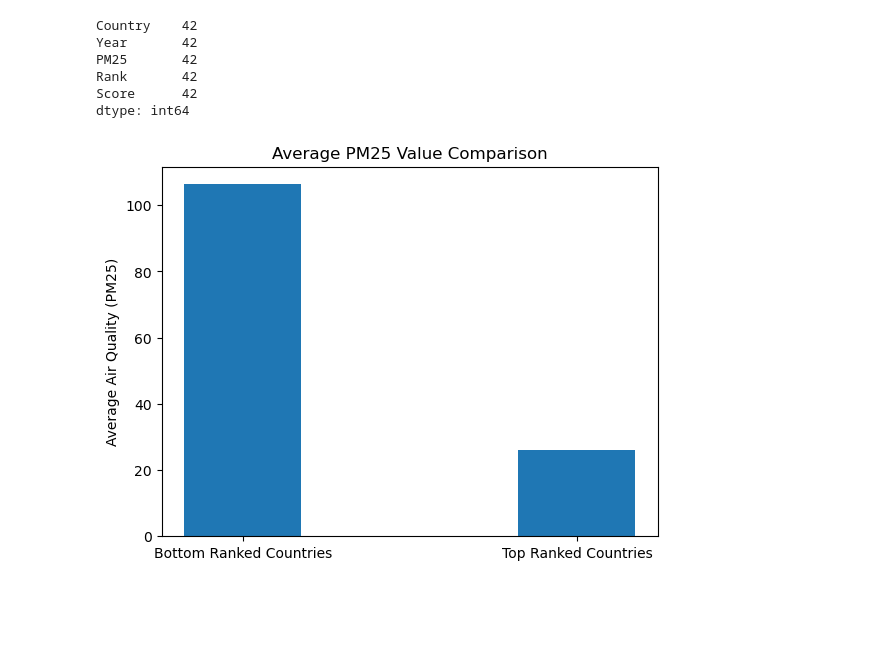
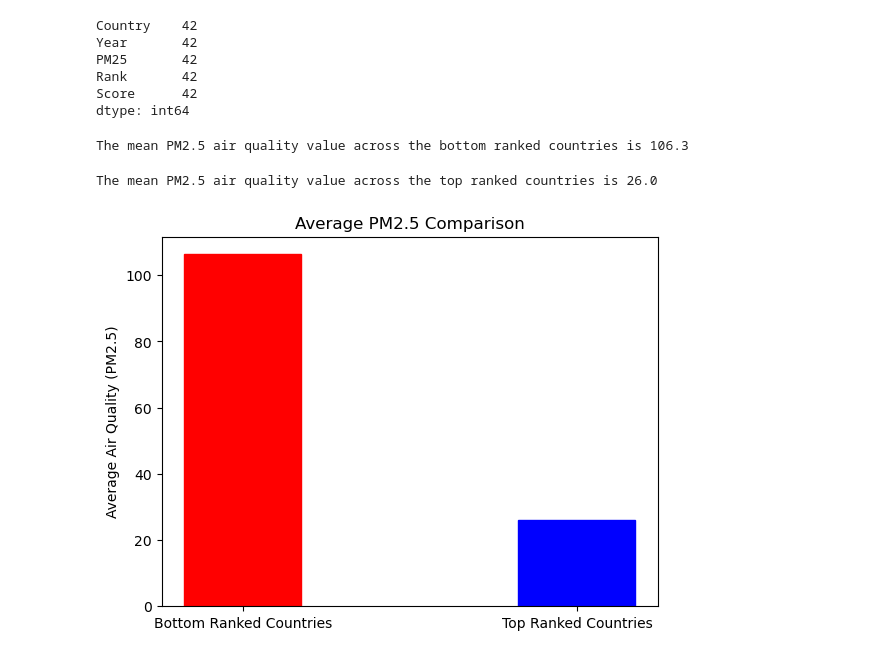
Before and after one commit to benoitchamot/AirQuality_and_Happiness, a Jupyter notebook: Analysis_AirQuality_and_Happiness.ipynb, the cells around one changed output. Drawn from its saved outputs; the diff is of its cells as text; code cells hidden in the pictures; blank space fills up the shorter version.

```diff
--- a/Analysis_AirQuality_and_Happiness.ipynb
+++ b/Analysis_AirQuality_and_Happiness.ipynb
@@ -206,26 +244,40 @@ PM25       42
 Rank       42
 Score      42
 dtype: int64
+# %%
+# Calculate the PM25 Mean across bottom performing countries
+bottom_mean = bottom_countries_df['PM25'].mean()
+print(f'The mean PM2.5 air quality value across the bottom ranked countries is {bottom_mean:.1f}')
+# %% [output]
+The mean PM2.5 air quality value across the bottom ranked countries is 106.3
+# %%
+# Calculate the PM25 Mean across top performing countries
+top_mean = top_countries_df['PM25'].mean()
+print(f'The mean PM2.5 air quality value across the top ranked countries is {top_mean:.1f}')
+# %% [output]
+The mean PM2.5 air quality value across the top ranked countries is 26.0
 # %%
-# Calculate the PM25 Mean across both Top Countries and Bottom Countries dataframes
-bottom_mean = bottom_countries_df['PM25'].mean()
-top_mean = top_countries_df['PM25'].mean()
-
-# Create a bar plot to compare the average PM25 values
+# Create a bar plot to viisualise the average PM25 values
 labels = ['Bottom Ranked Countries', 'Top Ranked Countries']
 mean_values = [bottom_mean, top_mean]
 
 x = range(len(labels))
 width = 0.35
 
 fig, ax = plt.subplots()
 rects = ax.bar(x, mean_values, width)
 
-ax.set_ylabel('Average Air Quality (PM25)')
-ax.set_title('Average PM25 Value Comparison')
+# Set the color of the bars
+rects[0].set_color('red')  # Bottom Ranked Countries
+rects[1].set_color('blue')  # Top Ranked Countries
+
+ax.set_ylabel('Average Air Quality (PM2.5)')
+ax.set_title('Average PM2.5 Comparison')
 ax.set_xticks(x)
 ax.set_xticklabels(labels)
 
+plt.savefig('AveragePM25Comparison.png', format='png')
+
 plt.show()
 # %% [output]
-[figure, old version]
+[figure, new version]
```
Also changed, not shown: parts of 23 cells of this notebook, 4 other files.
